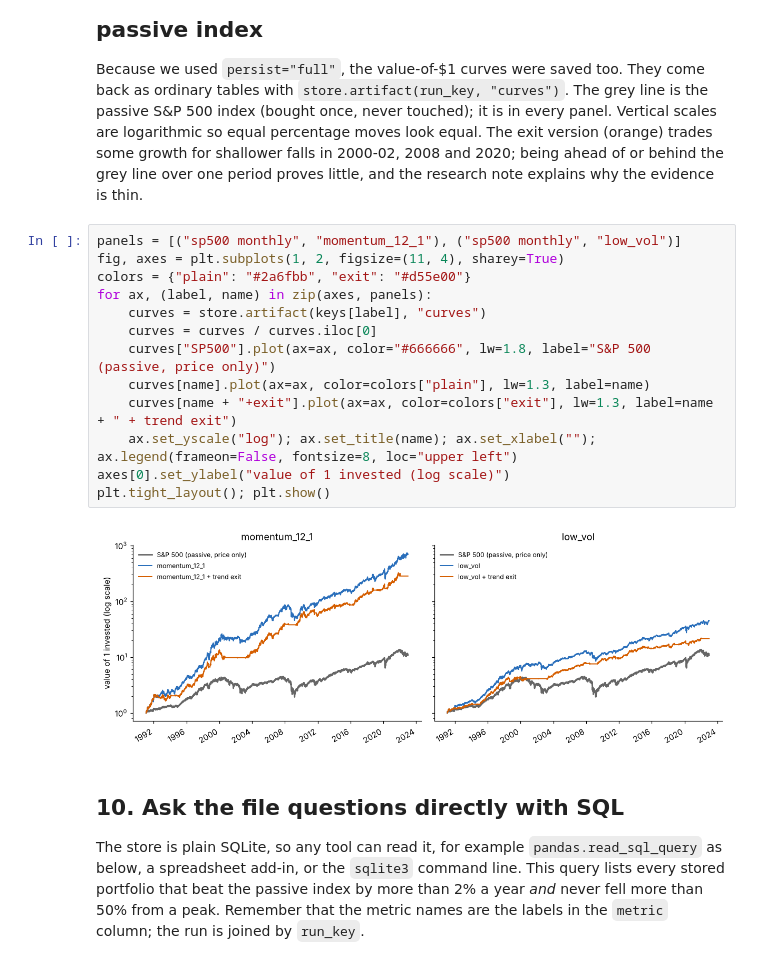
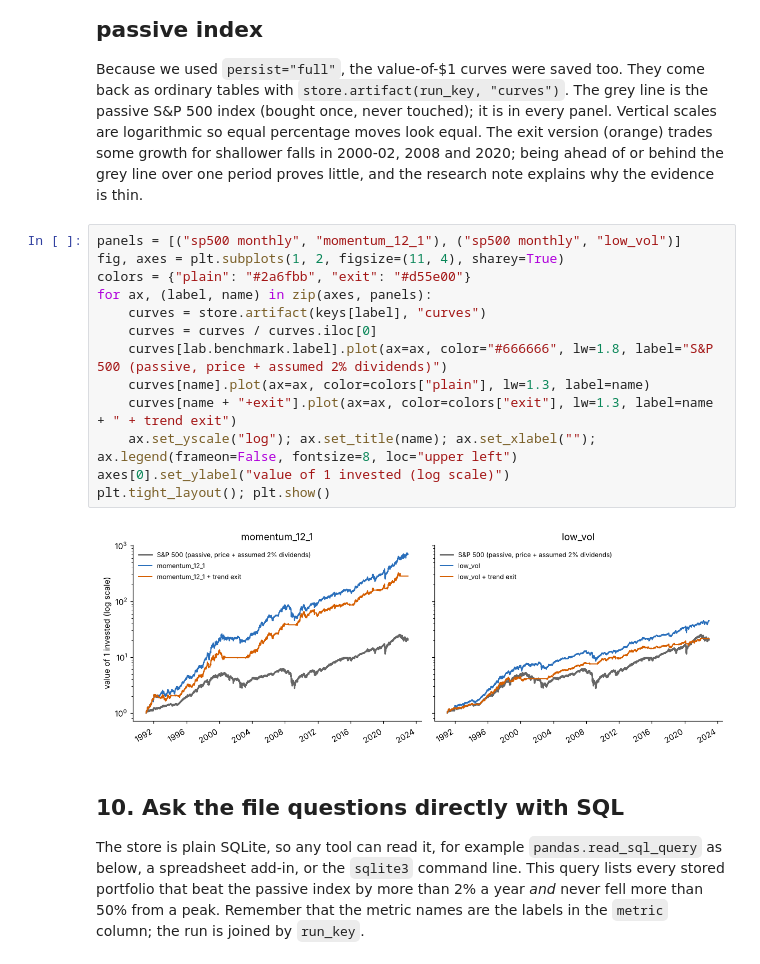
Before and after one commit to bgue/datasharing, a Jupyter notebook: screenlab/notebooks/explore_runs.ipynb, the cells around one changed output. Saved outputs shown, nothing was run; the diff lists cells and outputs as text.

```diff
--- a/screenlab/notebooks/explore_runs.ipynb
+++ b/screenlab/notebooks/explore_runs.ipynb
@@ -255,18 +256,18 @@ Because we used `persist="full"`, the value-of-$1 curves were saved too. They co
 # %%
 panels = [("sp500 monthly", "momentum_12_1"), ("sp500 monthly", "low_vol")]
 fig, axes = plt.subplots(1, 2, figsize=(11, 4), sharey=True)
 colors = {"plain": "#2a6fbb", "exit": "#d55e00"}
 for ax, (label, name) in zip(axes, panels):
     curves = store.artifact(keys[label], "curves")
     curves = curves / curves.iloc[0]
-    curves["SP500"].plot(ax=ax, color="#666666", lw=1.8, label="S&P 500 (passive, price only)")
+    curves[lab.benchmark.label].plot(ax=ax, color="#666666", lw=1.8, label="S&P 500 (passive, price + assumed 2% dividends)")
     curves[name].plot(ax=ax, color=colors["plain"], lw=1.3, label=name)
     curves[name + "+exit"].plot(ax=ax, color=colors["exit"], lw=1.3, label=name + " + trend exit")
     ax.set_yscale("log"); ax.set_title(name); ax.set_xlabel(""); ax.legend(frameon=False, fontsize=8, loc="upper left")
 axes[0].set_ylabel("value of 1 invested (log scale)")
 plt.tight_layout(); plt.show()
 # %% [output]
-[figure, old version]
+[figure, new version]
 # %% [markdown]
 ## 10. Ask the file questions directly with SQL
 
```
Also changed, not shown: parts of 9 cells of this notebook, 37 other files.
